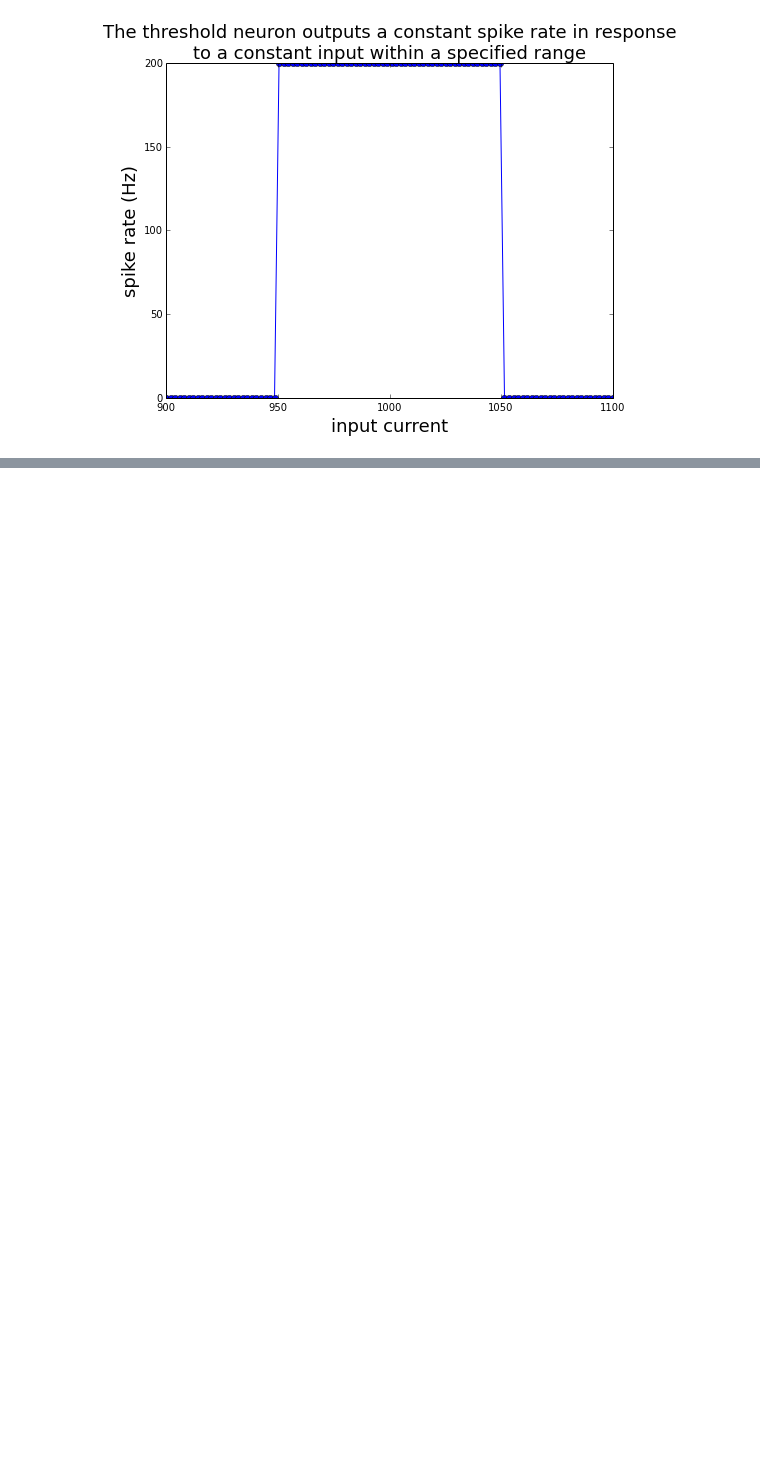
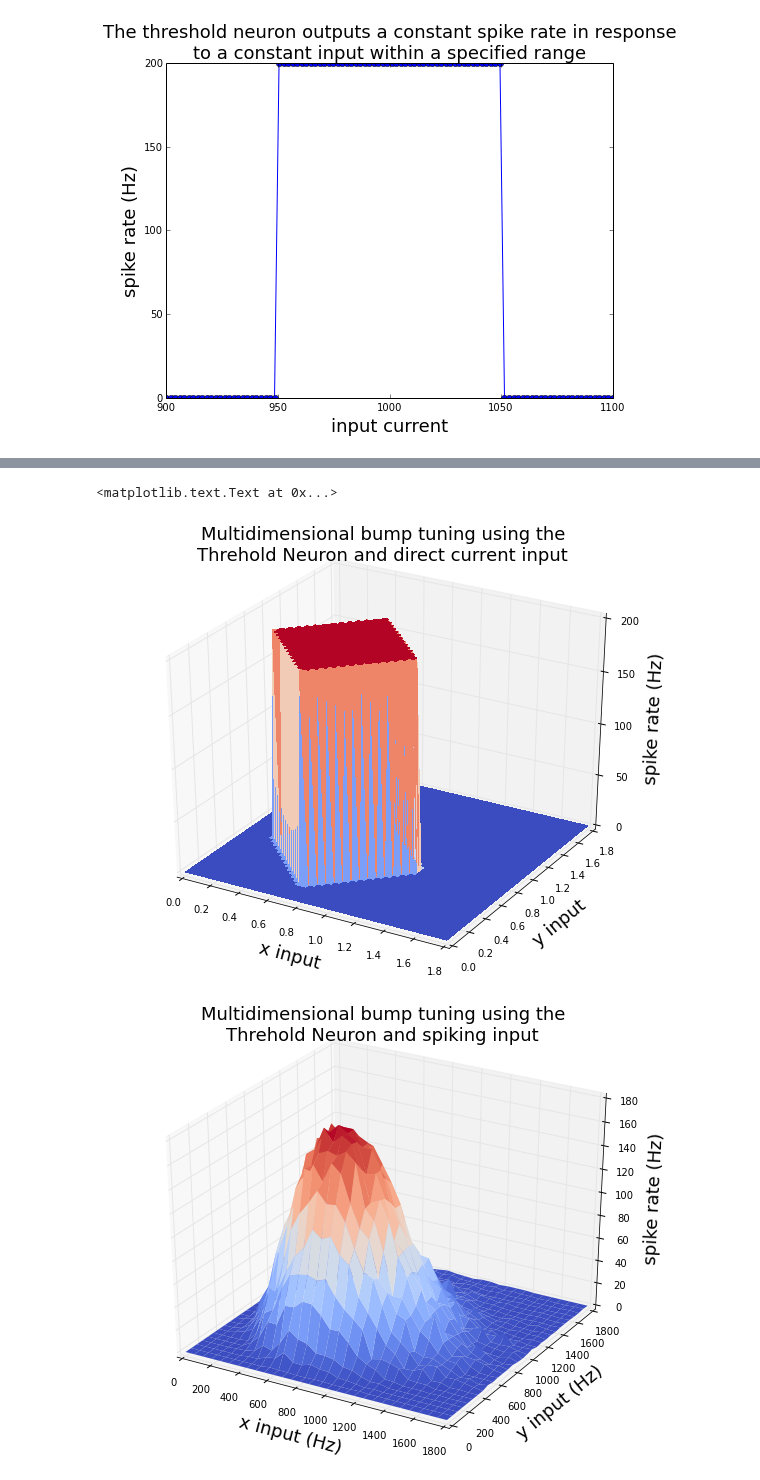
Before and after one commit to samfok/notebooks, a Jupyter notebook: neuron/Alt neurons.ipynb, the cells around one changed output, grey strips where cells are left out. Saved outputs shown, nothing was run; the diff lists cells and outputs as text; code cells hidden in the pictures; blank space fills up the shorter version.

```diff
--- a/neuron/Alt neurons.ipynb
+++ b/neuron/Alt neurons.ipynb
@@ -260,0 +350,67 @@ suptitle("The threshold neuron tuning can saturate", fontsize=18);
+# %%
+# simulate bump neuron
+dt = .001
+n_dim = 2
+n_steps = 5
+n_inputs_d = 50
+n_inputs = n_inputs_d**n_dim
+
+tau = .01
+period = 5
+
+t_low = 0.
+t_high = .5
+
+e_vector = np.ones(n_dim)
+e_vector /= norm(e_vector)
+
+# with direct current injection  #####################
+direct_in_d = np.linspace(0., 1.8, n_inputs_d)
+direct_inputs_x, direct_inputs_y = np.meshgrid(direct_in_d, direct_in_d)
+direct_inputs = unroll_inputs(direct_inputs_x, direct_inputs_y)
+
+neuron = BumpThresholdNeuron(e_vector, dt, t_low, t_high, period, tau)
+spike_rates = get_tuning_multid(neuron, input_rates=None, direct_inputs=direct_inputs, n_steps=n_steps)
+spike_rates = spike_rates.reshape((n_inputs_d, n_inputs_d))
+
+fig = figure(figsize=(10,8))
+
+ax = fig.add_subplot(111, projection='3d')
+p = ax.plot_surface(direct_inputs_x, direct_inputs_y, spike_rates, rstride=1, cstride=1,
+                    cmap = cm.coolwarm, linewidth=0, antialiased=False)
+xlabel('x input', fontsize=18)
+ylabel('y input', fontsize=18)
+ax.set_zlabel('spike rate (Hz)', fontsize=18)
+title('Multidimensional bump tuning using the\n' +
+      'Threhold Neuron and direct current input', fontsize=18)
+
+# with spikes #####################
+n_steps = 2000
+n_inputs_d = 30
+n_inputs = n_inputs_d**n_dim
+
+f_target = 1000.
+w = 1./f_target
+f_low = 0.
+f_high = 1800.
+
+in_rates_d = np.linspace(f_low, f_high, n_inputs_d)
+in_rates_x, in_rates_y = np.meshgrid(in_rates_d, in_rates_d)
+in_rates = unroll_inputs(in_rates_x, in_rates_y)
+
+neuron = BumpThresholdNeuron(e_vector, dt, t_low, t_high, period, tau_syn=tau, w_syn=w)
+spike_rates = get_tuning_multid(neuron, input_rates=in_rates, direct_inputs=None, n_steps=n_steps)
+spike_rates = spike_rates.reshape((n_inputs_d, n_inputs_d))
+fig = figure(figsize=(10,8))
+ax = fig.add_subplot(111, projection='3d')
+ax.plot_surface(in_rates_x, in_rates_y, spike_rates, rstride=1, cstride=1,
+                    cmap = cm.coolwarm, linewidth=0, antialiased=True)
+xlabel('x input (Hz)', fontsize=18)
+ylabel('y input (Hz)', fontsize=18)
+ax.set_zlabel('spike rate (Hz)', fontsize=18)
+title('Multidimensional bump tuning using the\n' +
+      'Threhold Neuron and spiking input', fontsize=18)
+# %% [output]
+<matplotlib.text.Text at 0x...>
+[figure, added]
+[figure, added]
```
Also changed, not shown: parts of 8 cells of this notebook.
